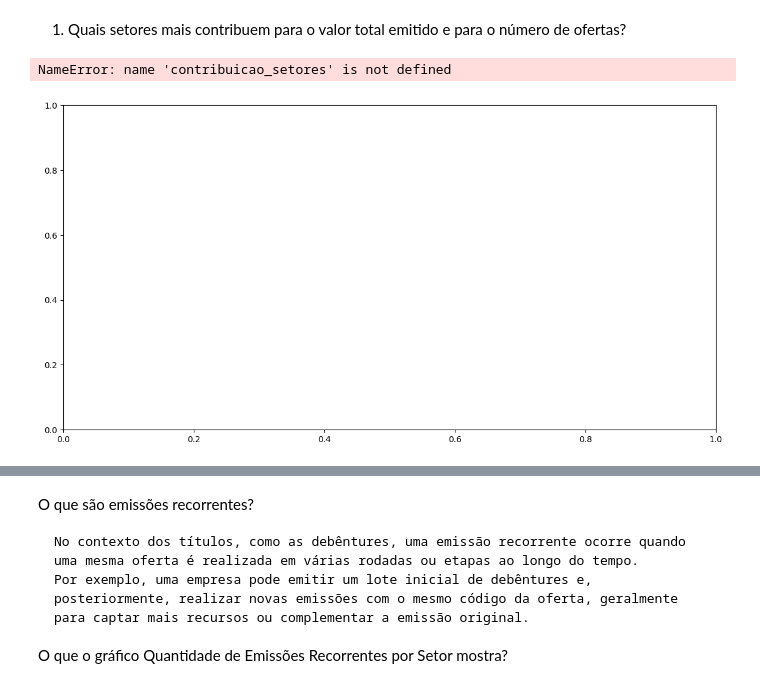
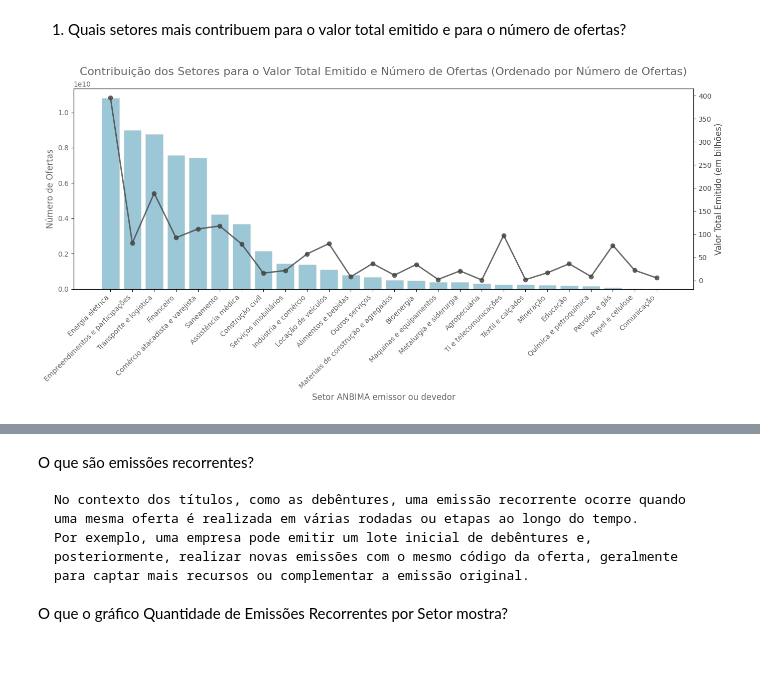
Before and after one commit to XJoohnX/Ofertas-publicas-coordenadores, a Jupyter notebook: ofertas-publicas-coordenadores_analises/PROJETOTVMoficial.ipynb, the cells around one changed output, grey strips where cells are left out. Drawn from its saved outputs; the diff is of its cells as text; code cells hidden in the pictures; blank space fills up the shorter version.

```diff
--- a/ofertas-publicas-coordenadores_analises/PROJETOTVMoficial.ipynb
+++ b/ofertas-publicas-coordenadores_analises/PROJETOTVMoficial.ipynb
@@ -567,27 +652,47 @@ Perguntas:
 # %% [markdown]
 1.	Quais setores mais contribuem para o valor total emitido e para o número de ofertas?
 # %%
-# Criando o gráfico com duas y-axes, utilizando cores da paleta 'cividis'
+# Garantindo unicidade e agrupando os dados (se necessário)
+contribuicao_setores = df.drop_duplicates(subset=['Código da oferta']).groupby(
+    'Setor ANBIMA emissor ou devedor'
+).agg({
+    'Quantidade total emitida da oferta': 'sum',
+    'Valor total emitido': 'sum'
+}).reset_index()
+
+# Ordenando pelos números de ofertas
+contribuicao_setores = contribuicao_setores.sort_values(by='Quantidade total emitida da oferta', ascending=False)
+
+# Criando o gráfico com a ordenação correta
 fig, ax1 = plt.subplots(figsize=(14, 7))
 
-# Bar plot para o número de ofertas por setor, usando a cor da paleta 'cividis'
-ax1.bar(contribuicao_setores['Setor ANBIMA emissor ou devedor'], contribuicao_setores['Número de Ofertas'], color='#287D8E', alpha=0.6, label='Número de Ofertas')
-ax1.set_xlabel('Setor ANBIMA emissor ou devedor')
-ax1.set_ylabel('Número de Ofertas', color='#287D8E')
-ax1.tick_params(axis='y', labelcolor='#287D8E')
-ax1.set_xticklabels(contribuicao_setores['Setor ANBIMA emissor ou devedor'], rotation=45, ha='right')
-ax1.grid(True, linestyle='--', alpha=0.6)
+# Gráfico de barras para o número de ofertas por setor
+ax1.bar(
+    contribuicao_setores['Setor ANBIMA emissor ou devedor'],
+    contribuicao_setores['Quantidade total emitida da oferta'],
+    color='#58a3bc', alpha=0.6, edgecolor='#d3d3d3', linewidth=0.8
+)
+ax1.set_xlabel('Setor ANBIMA emissor ou devedor', fontsize=12, color='#666666')
+ax1.set_ylabel('Número de Ofertas', fontsize=12, color='#666666')
+ax1.tick_params(axis='y', labelcolor='#666666')
+ax1.set_xticklabels(contribuicao_setores['Setor ANBIMA emissor ou devedor'], rotation=45, ha='right', fontsize=10, color='#666666')
+ax1.grid(False)
 
-# Criando um segundo y-axis para o valor total emitido, usando a cor da paleta 'cividis'
+# Criando um segundo eixo Y para o valor total emitido
 ax2 = ax1.twinx()
-ax2.plot(contribuicao_setores['Setor ANBIMA emissor ou devedor'], contribuicao_setores['Valor total emitido'], marker='o', color='#F2C14E', label='Valor Total Emitido')
-ax2.set_ylabel('Valor Total Emitido (em bilhões)', color='#F2C14E')
-ax2.tick_params(axis='y', labelcolor='#F2C14E')
+ax2.plot(
+    contribuicao_setores['Setor ANBIMA emissor ou devedor'],
+    contribuicao_setores['Valor total emitido'] / 1e9,  # Convertendo para bilhões
+    marker='o', color='#444444', linewidth=2, alpha=0.8
+)
+ax2.set_ylabel('Valor Total Emitido (em bilhões)', fontsize=12, color='#444444')
+ax2.tick_params(axis='y', labelcolor='#444444')
 
-# Título e exibição do gráfico
-plt.title('Contribuição dos Setores para o Valor Total Emitido e Número de Ofertas')
+# Título e configurações gerais
+plt.title('Contribuição dos Setores para o Valor Total Emitido e Número de Ofertas (Ordenado por Número de Ofertas)', fontsize=16, color='#666666', pad=20)
 fig.tight_layout()
+
+# Exibindo o gráfico
 plt.show()
 # %% [output]
-NameError: name 'contribuicao_setores' is not defined
-[figure, old version]
+[figure, new version]
```
Also changed, not shown: parts of 18 cells of this notebook, 1 other file.
